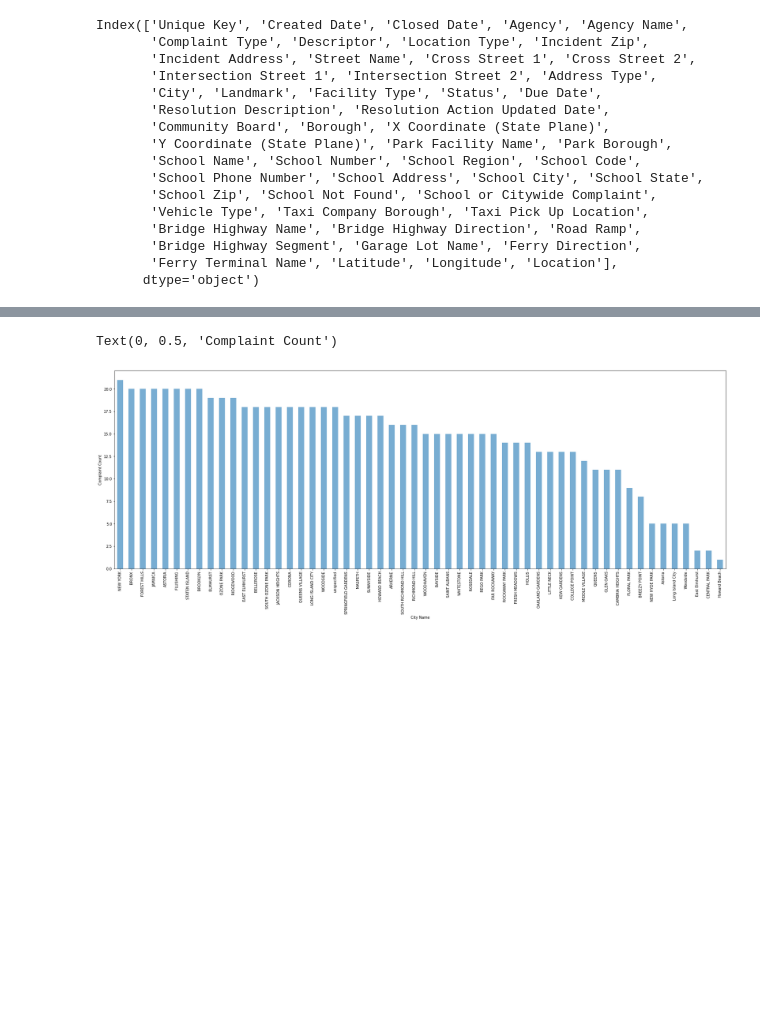
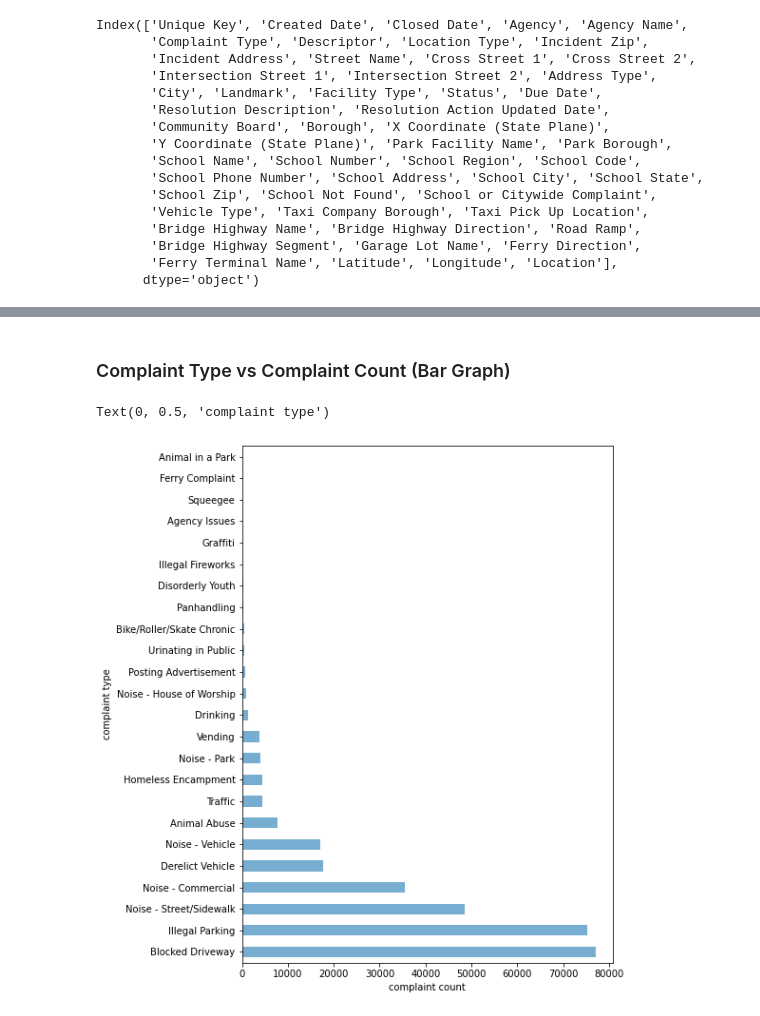
Before and after one commit to vigneshmanikandan97/nyc-311, a Jupyter notebook: NYC 311.ipynb, the cells around one changed output, grey strips where cells are left out. Saved outputs shown, nothing was run; the diff lists cells and outputs as text; code cells hidden in the pictures; blank space fills up the shorter version.

```diff
--- a/NYC 311.ipynb
+++ b/NYC 311.ipynb
@@ -180,8 +180,9 @@ Text(0, 0.5, 'Complaint Count')
-# %%
-# Cities vs Complaint Count
-ctbc_ax2 = complaintTypeByCity['City'].value_counts().plot(kind = 'bar', alpha = 0.6, figsize = (30, 10))
-ctbc_ax2.set_xlabel("City Name")
-ctbc_ax2.set_ylabel("Complaint Count")
-# %% [output]
-Text(0, 0.5, 'Complaint Count')
-[figure, removed]
+# %% [markdown]
+<h3>Complaint Type vs Complaint Count (Bar Graph)</h3>
+# %%
+ax1 = nyc_df["Complaint Type"].value_counts().plot(kind = 'barh', alpha = 0.6, figsize = (7, 10))
+ax1.set_xlabel("complaint count")
+ax1.set_ylabel("complaint type")
+# %% [output]
+Text(0, 0.5, 'complaint type')
+[figure, added]
```
Also changed, not shown: parts of 22 cells of this notebook.
